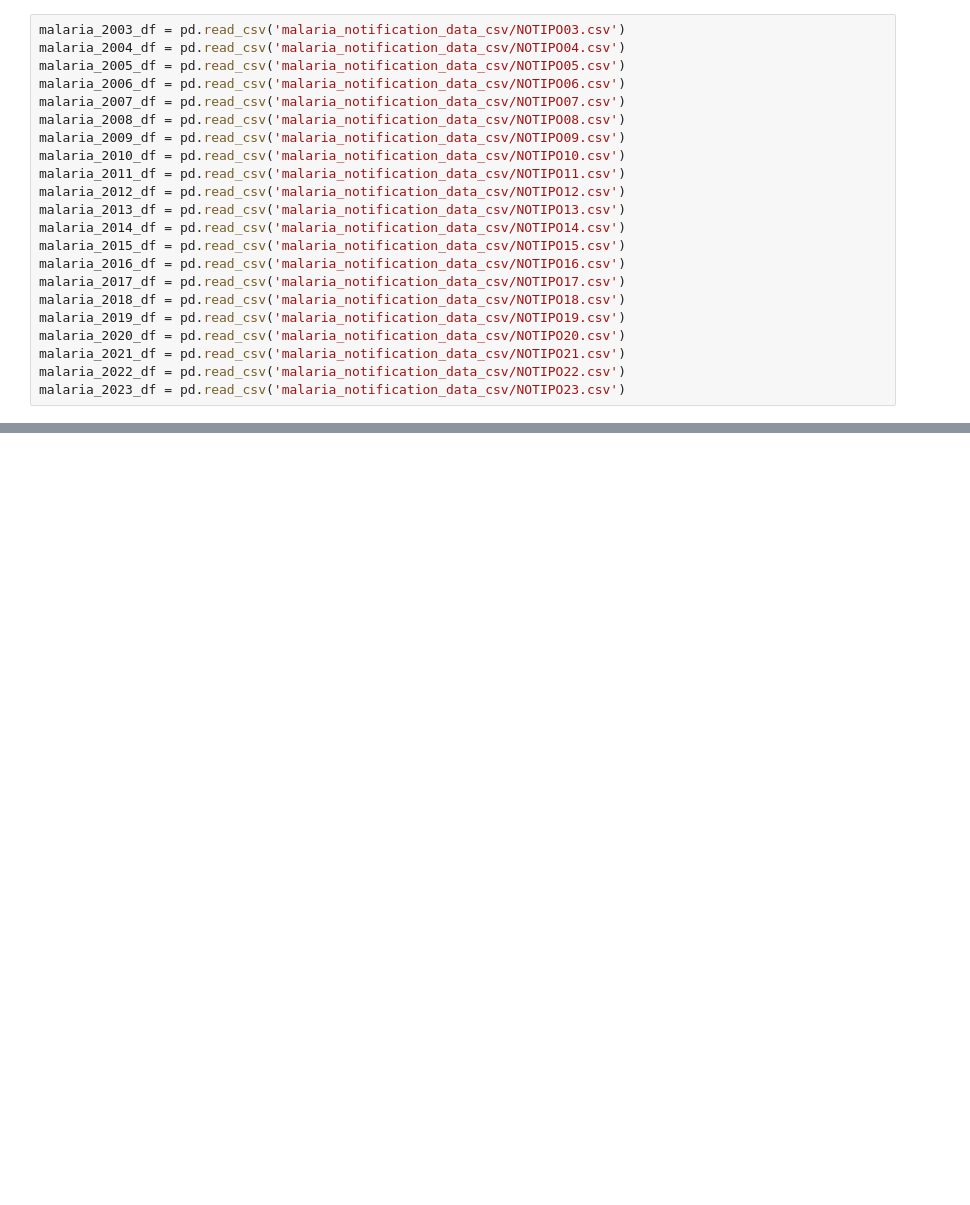
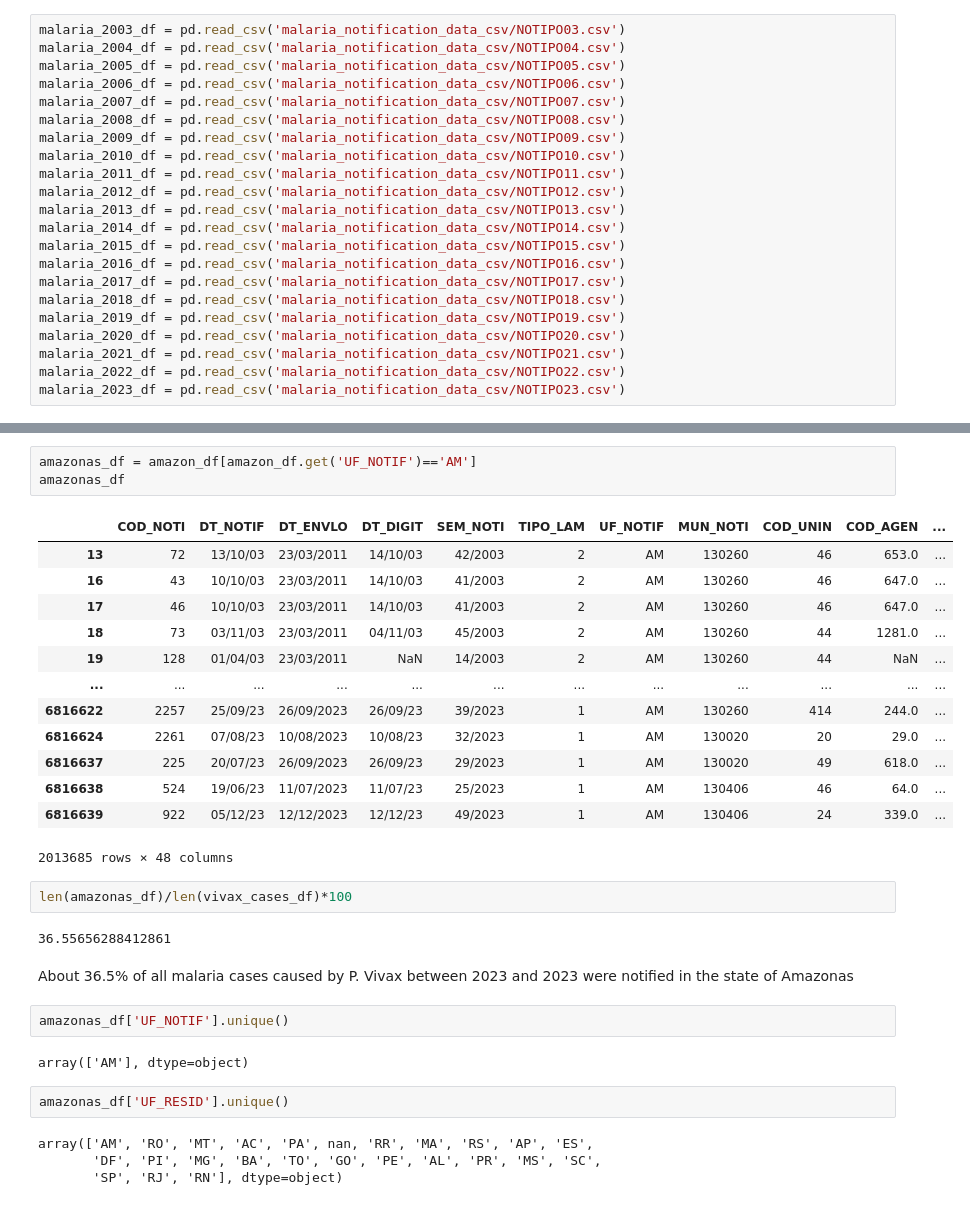
Before and after one commit to RaphaLevy/Study_on_Malaria_dynamics, a Jupyter notebook: sivep_data/SIVEP_Data.ipynb, the cells around one changed output, grey strips where cells are left out. Saved outputs shown, nothing was run; the diff lists cells and outputs as text; blank space fills up the shorter version.

```diff
--- a/sivep_data/SIVEP_Data.ipynb
+++ b/sivep_data/SIVEP_Data.ipynb
@@ -69,0 +158,33 @@ full_malaria_df
+# %%
+amazonas_df = amazon_df[amazon_df.get('UF_NOTIF')=='AM']
+amazonas_df
+# %% [output]
+|  | COD_NOTI | DT_NOTIF | DT_ENVLO | DT_DIGIT | SEM_NOTI | TIPO_LAM | UF_NOTIF | MUN_NOTI | COD_UNIN | COD_AGEN | ... |
+| 13 | 72 | 13/10/03 | 23/03/2011 | 14/10/03 | 42/2003 | 2 | AM | 130260 | 46 | 653.0 | ... |
+| 16 | 43 | 10/10/03 | 23/03/2011 | 14/10/03 | 41/2003 | 2 | AM | 130260 | 46 | 647.0 | ... |
+| 17 | 46 | 10/10/03 | 23/03/2011 | 14/10/03 | 41/2003 | 2 | AM | 130260 | 46 | 647.0 | ... |
+| 18 | 73 | 03/11/03 | 23/03/2011 | 04/11/03 | 45/2003 | 2 | AM | 130260 | 44 | 1281.0 | ... |
+| 19 | 128 | 01/04/03 | 23/03/2011 | NaN | 14/2003 | 2 | AM | 130260 | 44 | NaN | ... |
+| ... | ... | ... | ... | ... | ... | ... | ... | ... | ... | ... | ... |
+| 6816622 | 2257 | 25/09/23 | 26/09/2023 | 26/09/23 | 39/2023 | 1 | AM | 130260 | 414 | 244.0 | ... |
+| 6816624 | 2261 | 07/08/23 | 10/08/2023 | 10/08/23 | 32/2023 | 1 | AM | 130020 | 20 | 29.0 | ... |
+| 6816637 | 225 | 20/07/23 | 26/09/2023 | 26/09/23 | 29/2023 | 1 | AM | 130020 | 49 | 618.0 | ... |
+| 6816638 | 524 | 19/06/23 | 11/07/2023 | 11/07/23 | 25/2023 | 1 | AM | 130406 | 46 | 64.0 | ... |
+| 6816639 | 922 | 05/12/23 | 12/12/2023 | 12/12/23 | 49/2023 | 1 | AM | 130406 | 24 | 339.0 | ... |
+2013685 rows × 48 columns
+# %%
+len(amazonas_df)/len(vivax_cases_df)*100
+# %% [output]
+36.55656288412861
+# %% [markdown]
+About 36.5% of all malaria cases caused by P. Vivax between 2023 and 2023 were notified in the state of Amazonas
+# %%
+amazonas_df['UF_NOTIF'].unique()
+# %% [output]
+array(['AM'], dtype=object)
+# %%
+amazonas_df['UF_RESID'].unique()
+# %% [output]
+array(['AM', 'RO', 'MT', 'AC', 'PA', nan, 'RR', 'MA', 'RS', 'AP', 'ES',
+       'DF', 'PI', 'MG', 'BA', 'TO', 'GO', 'PE', 'AL', 'PR', 'MS', 'SC',
+       'SP', 'RJ', 'RN'], dtype=object)
```
Also changed, not shown: parts of 12 cells of this notebook.
